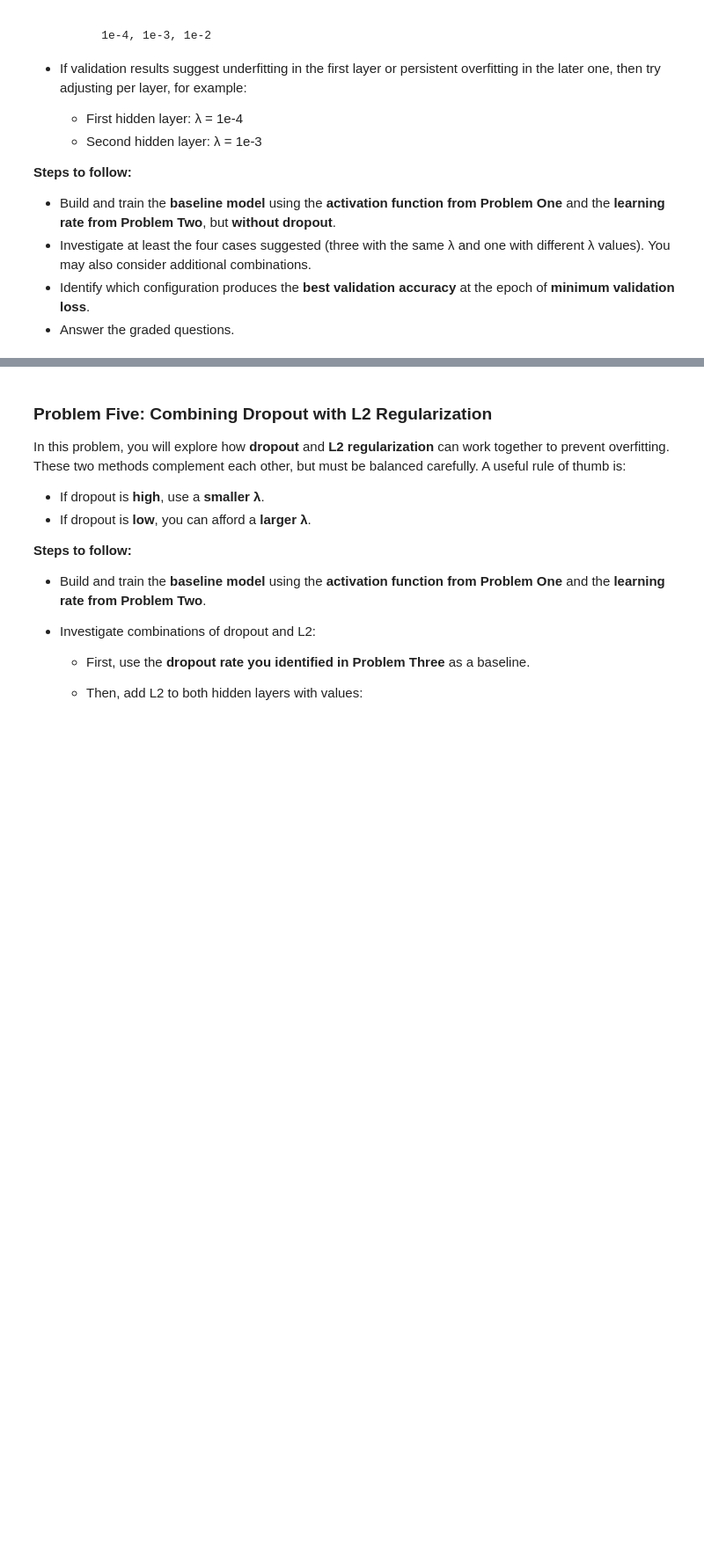
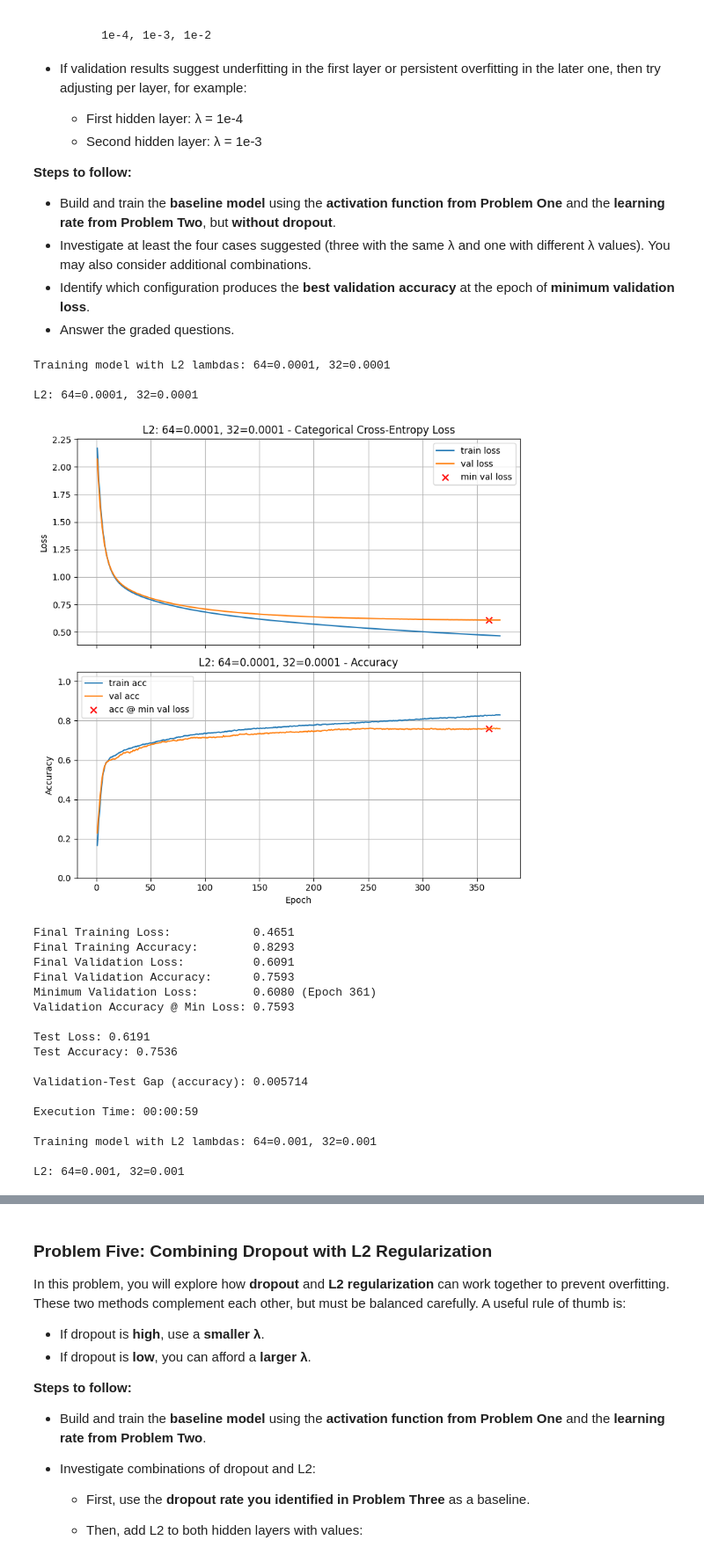
Before and after one commit to ses1002/703MLhomework3, a Jupyter notebook: Homework_03.ipynb, the cells around one changed output, grey strips where cells are left out. Shown at 88% size. Cells and saved outputs as stored; diff of their text form; code cells hidden in the pictures; blank space fills up the shorter version.

```diff
--- a/Homework_03.ipynb
+++ b/Homework_03.ipynb
@@ -764,3 +825,44 @@ In this problem, you will explore how **L2 regularization** (also called *weight
 * Answer the graded questions.
 # %%
 # Your code here. Add as many cells as you need.
+l2_combos = [
+    (1e-4, 1e-4),
+    (1e-3, 1e-3),
+    (1e-2, 1e-2),
+    (1e-4, 1e-3)
+]
+
+for l2_64, l2_32 in l2_combos:
+    model_l2 = build_model(
+        X_train.shape[1],
+        [ (64, 'tanh', l2_64, 0.0), (32, 'tanh', l2_32, 0.0) ],
+        n_classes
+    )
+    title = f"L2: 64={l2_64}, 32={l2_32}"
+    print(f"\nTraining model with L2 lambdas: 64={l2_64}, 32={l2_32}")
+    train_and_test(model_l2, lr_schedule=0.0001, title=title)
+
+# After all runs
+print_results()
+# %% [output]
+Training model with L2 lambdas: 64=0.0001, 32=0.0001
+
+L2: 64=0.0001, 32=0.0001
+[figure, added]
+Final Training Loss:            0.4651
+Final Training Accuracy:        0.8293
+Final Validation Loss:          0.6091
+Final Validation Accuracy:      0.7593
+Minimum Validation Loss:        0.6080 (Epoch 361)
+Validation Accuracy @ Min Loss: 0.7593
+
+Test Loss: 0.6191
+Test Accuracy: 0.7536
+
+Validation-Test Gap (accuracy): 0.005714
+
+Execution Time: 00:00:59
+
+Training model with L2 lambdas: 64=0.001, 32=0.001
+
+L2: 64=0.001, 32=0.001
```
Also changed, not shown: parts of 29 cells of this notebook.
